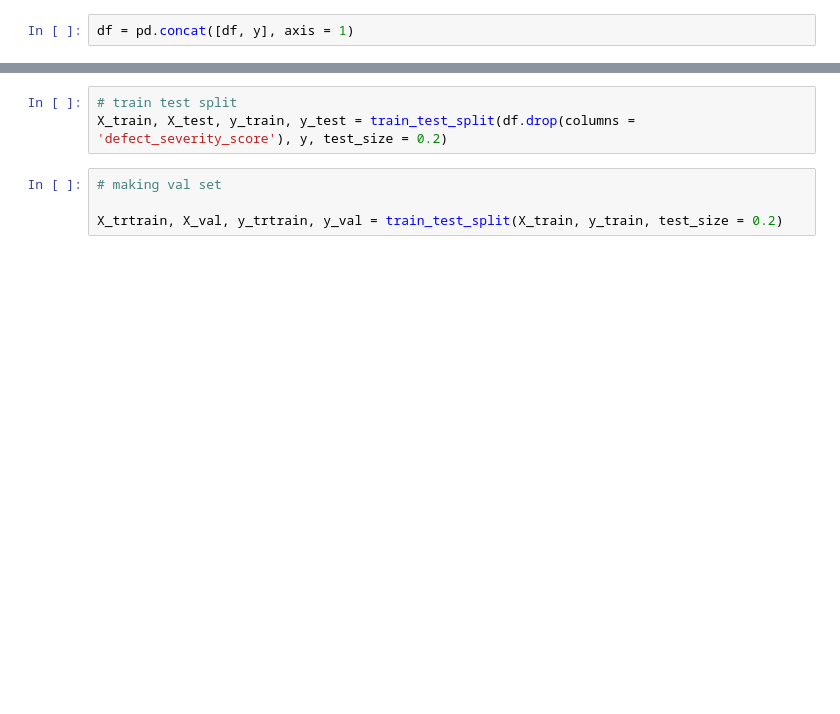
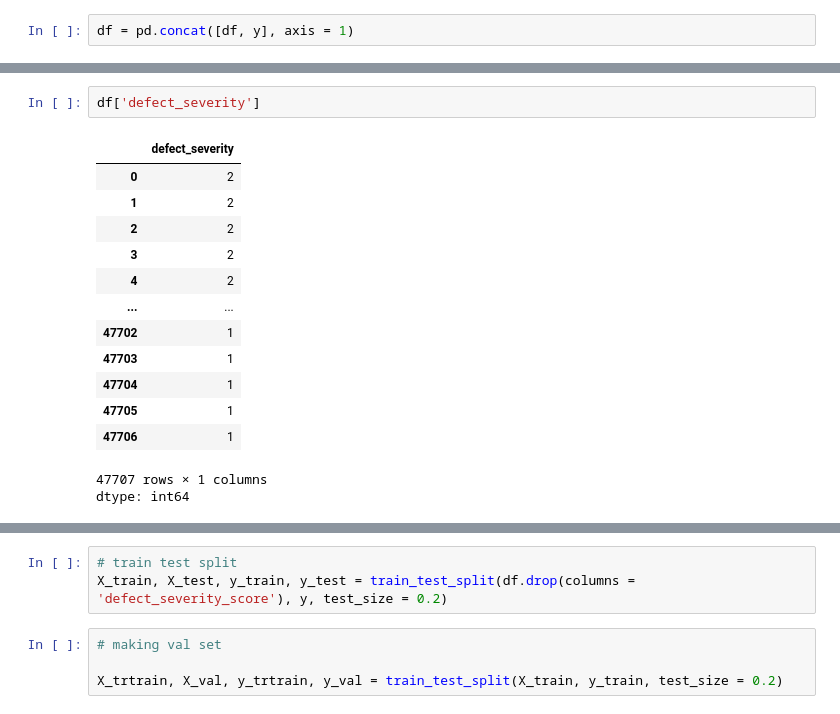
Before and after one commit to djmans630/DSC148_Project, a Jupyter notebook: DSC148_Final_Project_Daniel.ipynb, the cells around one changed output, grey strips where cells are left out. Saved outputs shown, nothing was run; the diff lists cells and outputs as text; blank space fills up the shorter version.

```diff
--- a/DSC148_Final_Project_Daniel.ipynb
+++ b/DSC148_Final_Project_Daniel.ipynb
@@ -528,0 +517,17 @@ df = pd.concat([df, y], axis = 1)
+# %%
+df['defect_severity']
+# %% [output]
+|  | defect_severity |
+| 0 | 2 |
+| 1 | 2 |
+| 2 | 2 |
+| 3 | 2 |
+| 4 | 2 |
+| ... | ... |
+| 47702 | 1 |
+| 47703 | 1 |
+| 47704 | 1 |
+| 47705 | 1 |
+| 47706 | 1 |
+47707 rows × 1 columns
+dtype: int64
```
Also changed, not shown: parts of 33 cells of this notebook.
